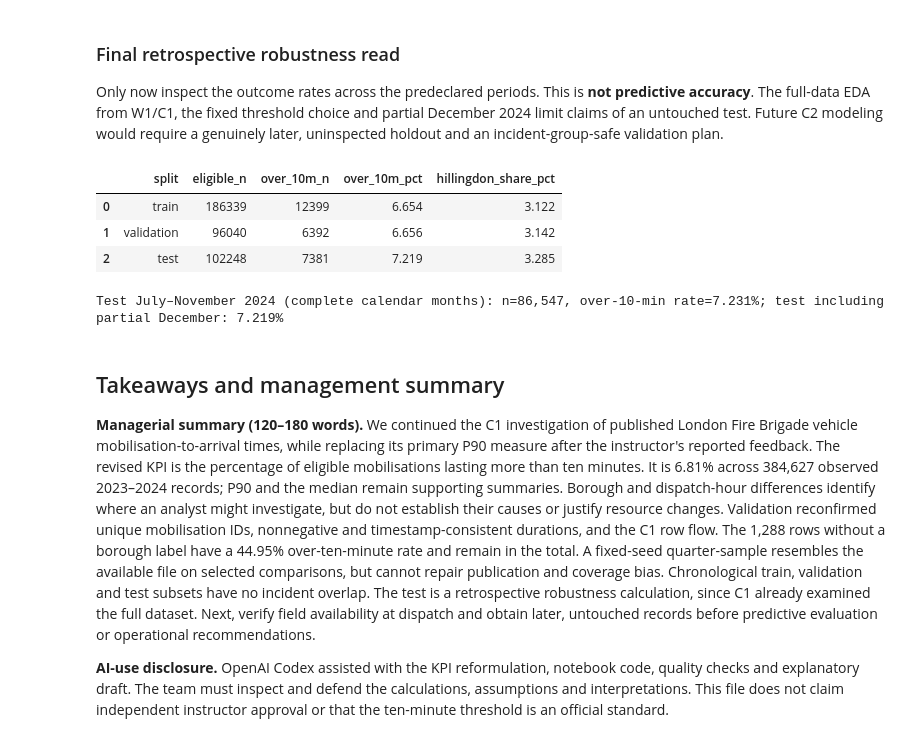
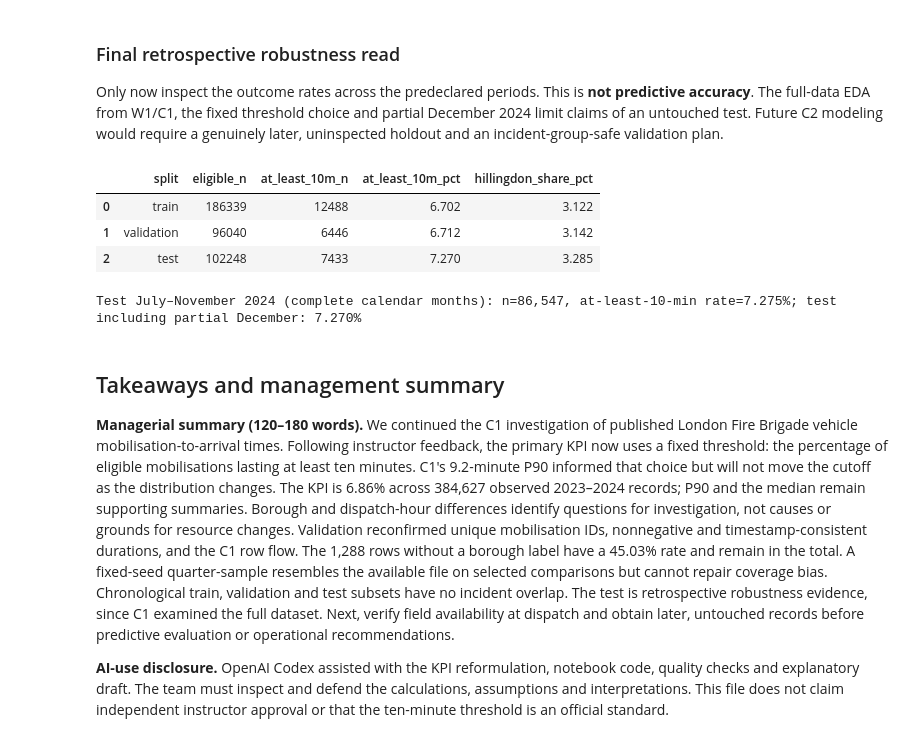
Before and after one commit to matiasudd/lfb-business-intelligence, a Jupyter notebook: notebooks/W2_project.ipynb, the cells around one changed output. Saved outputs shown, nothing was run; the diff lists cells and outputs as text; code cells hidden in the pictures.

```diff
--- a/notebooks/W2_project.ipynb
+++ b/notebooks/W2_project.ipynb
@@ -68,11 +68,11 @@ case['month'] = case['DateAndTimeMobilised'].dt.strftime('%Y-%m')
 case['year'] = case['DateAndTimeMobilised'].dt.year
 case['hour_gmt'] = case['DateAndTimeMobilised'].dt.hour
 case['attendance_min'] = case['AttendanceTimeSeconds'] / 60
-case['late_over_10m'] = case['AttendanceTimeSeconds'].gt(THRESHOLD_SECONDS)
+case['at_least_10m'] = case['AttendanceTimeSeconds'].ge(THRESHOLD_SECONDS)
 assert len(case) == audit['eligible_kpi_rows'] == 384627
 print(f'Eligible case rows: {len(case):,}; source snapshot: 23 September 2026; fixed seed: {SEED}')
 display(case[['ResourceMobilisationId','IncidentNumber','DateAndTimeMobilised','borough',
-              'AttendanceTimeSeconds','late_over_10m']].head(3))
+              'AttendanceTimeSeconds','at_least_10m']].head(3))
 # %% [output]
 Eligible case rows: 384,627; source snapshot: 23 September 2026; fixed seed: 423
 |  | ResourceMobilisationId | IncidentNumber | DateAndTimeMobilised | borough | AttendanceTimeSeconds | ... |
@@ -339,24 +345,24 @@ Train-fitted hour mean=13.2656, std=6.2807; frozen on validation and test.
 ### Final retrospective robustness read
 Only now inspect the outcome rates across the predeclared periods. This is **not predictive accuracy**. The full-data EDA from W1/C1, the fixed threshold choice and partial December 2024 limit claims of an untouched test. Future C2 modeling would require a genuinely later, uninspected holdout and an incident-group-safe validation plan.
 # %%
-holdout=pd.DataFrame([{'split':name,'eligible_n':len(part),'over_10m_n':int(part.late_over_10m.sum()),
-                      'over_10m_pct':100*part.late_over_10m.mean(),
+holdout=pd.DataFrame([{'split':name,'eligible_n':len(part),'at_least_10m_n':int(part.at_least_10m.sum()),
+                      'at_least_10m_pct':100*part.at_least_10m.mean(),
                       'hillingdon_share_pct':100*part.borough.eq('HILLINGDON').mean()}
                      for name,part in partition.items()])
 holdout.to_csv(out/'holdout_kpi.csv',index=False)
 display(holdout.round(3))
 test_complete_months=test_df[test_df.DateAndTimeMobilised.lt(pd.Timestamp('2024-12-01',tz='UTC'))]
 print(f'Test July–November 2024 (complete calendar months): n={len(test_complete_months):,}, '
-      f'over-10-min rate={100*test_complete_months.late_over_10m.mean():.3f}%; '
-      f'test including partial December: {100*test_df.late_over_10m.mean():.3f}%')
+      f'at-least-10-min rate={100*test_complete_months.at_least_10m.mean():.3f}%; '
+      f'test including partial December: {100*test_df.at_least_10m.mean():.3f}%')
 # %% [output]
-|  | split | eligible_n | over_10m_n | over_10m_pct | hillingdon_share_pct |
-| 0 | train | 186339 | 12399 | 6.654 | 3.122 |
-| 1 | validation | 96040 | 6392 | 6.656 | 3.142 |
-| 2 | test | 102248 | 7381 | 7.219 | 3.285 |
+|  | split | eligible_n | at_least_10m_n | at_least_10m_pct | hillingdon_share_pct |
+| 0 | train | 186339 | 12488 | 6.702 | 3.122 |
+| 1 | validation | 96040 | 6446 | 6.712 | 3.142 |
+| 2 | test | 102248 | 7433 | 7.270 | 3.285 |
-Test July–November 2024 (complete calendar months): n=86,547, over-10-min rate=7.231%; test including partial December: 7.219%
+Test July–November 2024 (complete calendar months): n=86,547, at-least-10-min rate=7.275%; test including partial December: 7.270%
 # %% [markdown]
 ## Takeaways and management summary
-**Managerial summary (120–180 words).** We continued the C1 investigation of published London Fire Brigade vehicle mobilisation-to-arrival times, while replacing its primary P90 measure after the instructor's reported feedback. The revised KPI is the percentage of eligible mobilisations lasting more than ten minutes. It is 6.81% across 384,627 observed 2023–2024 records; P90 and the median remain supporting summaries. Borough and dispatch-hour differences identify where an analyst might investigate, but do not establish their causes or justify resource changes. Validation reconfirmed unique mobilisation IDs, nonnegative and timestamp-consistent durations, and the C1 row flow. The 1,288 rows without a borough label have a 44.95% over-ten-minute rate and remain in the total. A fixed-seed quarter-sample resembles the available file on selected comparisons, but cannot repair publication and coverage bias. Chronological train, validation and test subsets have no incident overlap. The test is a retrospective robustness calculation, since C1 already examined the full dataset. Next, verify field availability at dispatch and obtain later, untouched records before predictive evaluation or operational recommendations.
+**Managerial summary (120–180 words).** We continued the C1 investigation of published London Fire Brigade vehicle mobilisation-to-arrival times. Following instructor feedback, the primary KPI now uses a fixed threshold: the percentage of eligible mobilisations lasting at least ten minutes. C1's 9.2-minute P90 informed that choice but will not move the cutoff as the distribution changes. The KPI is 6.86% across 384,627 observed 2023–2024 records; P90 and the median remain supporting summaries. Borough and dispatch-hour differences identify questions for investigation, not causes or grounds for resource changes. Validation reconfirmed unique mobilisation IDs, nonnegative and timestamp-consistent durations, and the C1 row flow. The 1,288 rows without a borough label have a 45.03% rate and remain in the total. A fixed-seed quarter-sample resembles the available file on selected comparisons but cannot repair coverage bias. Chronological train, validation and test subsets have no incident overlap. The test is retrospective robustness evidence, since C1 examined the full dataset. Next, verify field availability at dispatch and obtain later, untouched records before predictive evaluation or operational recommendations.
 
 **AI-use disclosure.** OpenAI Codex assisted with the KPI reformulation, notebook code, quality checks and explanatory draft. The team must inspect and defend the calculations, assumptions and interpretations. This file does not claim independent instructor approval or that the ten-minute threshold is an official standard.
```
Also changed, not shown: parts of 11 cells of this notebook, 14 other files.
